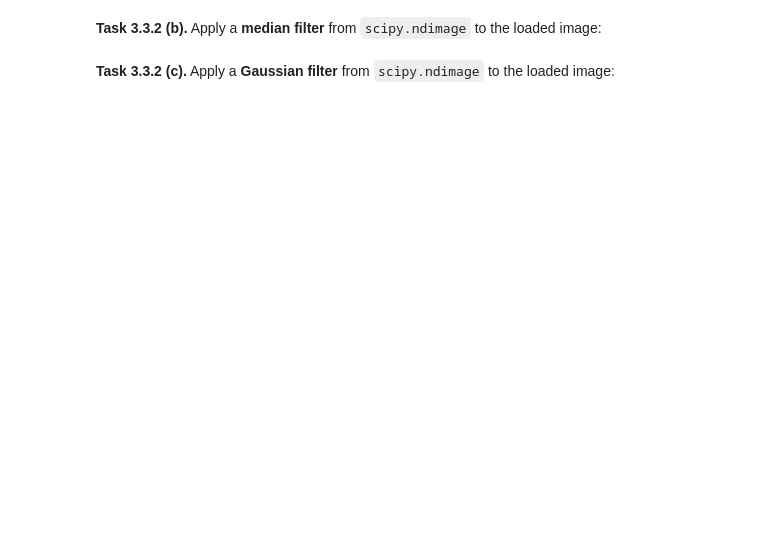
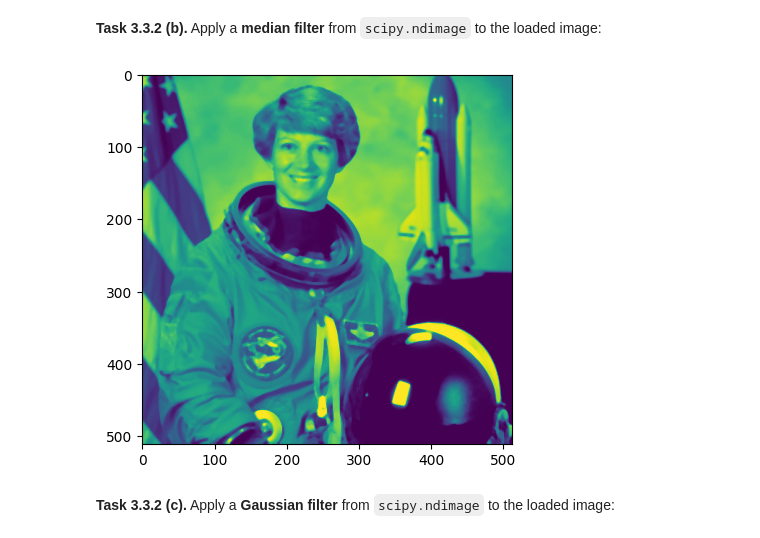
Before and after one commit to fb337/mobi-fs3-python, a Jupyter notebook: task3.ipynb, the cells around one changed output. Cells and saved outputs as stored; diff of their text form; code cells hidden in the pictures; blank space fills up the shorter version.

```diff
--- a/task3.ipynb
+++ b/task3.ipynb
@@ -117,4 +118,12 @@ plt.show()
 # %% [markdown]
 **<a id="#">Task 3.3.2 (b).</a>** Apply a **median filter** from `scipy.ndimage` to the loaded image:
+# %%
+img = mpimg.imread('data/astronaut.png')
+scipy.ndimage.median_filter(img, size = 5)
+filtered = scipy.ndimage.median_filter(img, size = 5)
+plt.imshow(filtered)
+plt.show()
+# %% [output]
+[figure, added]
 # %% [markdown]
 **<a id="#">Task 3.3.2 (c).</a>** Apply a **Gaussian filter** from `scipy.ndimage` to the loaded image:
```
Also changed, not shown: parts of 2 cells of this notebook.
